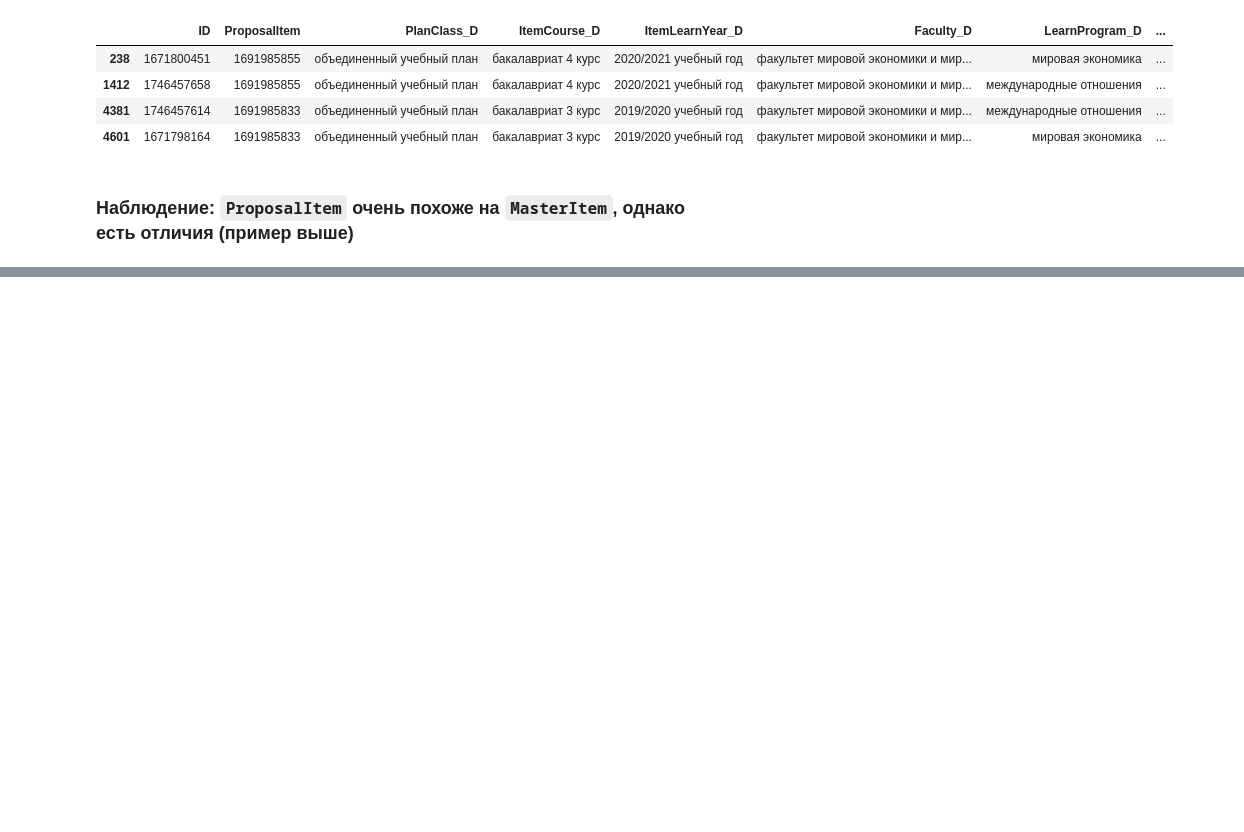
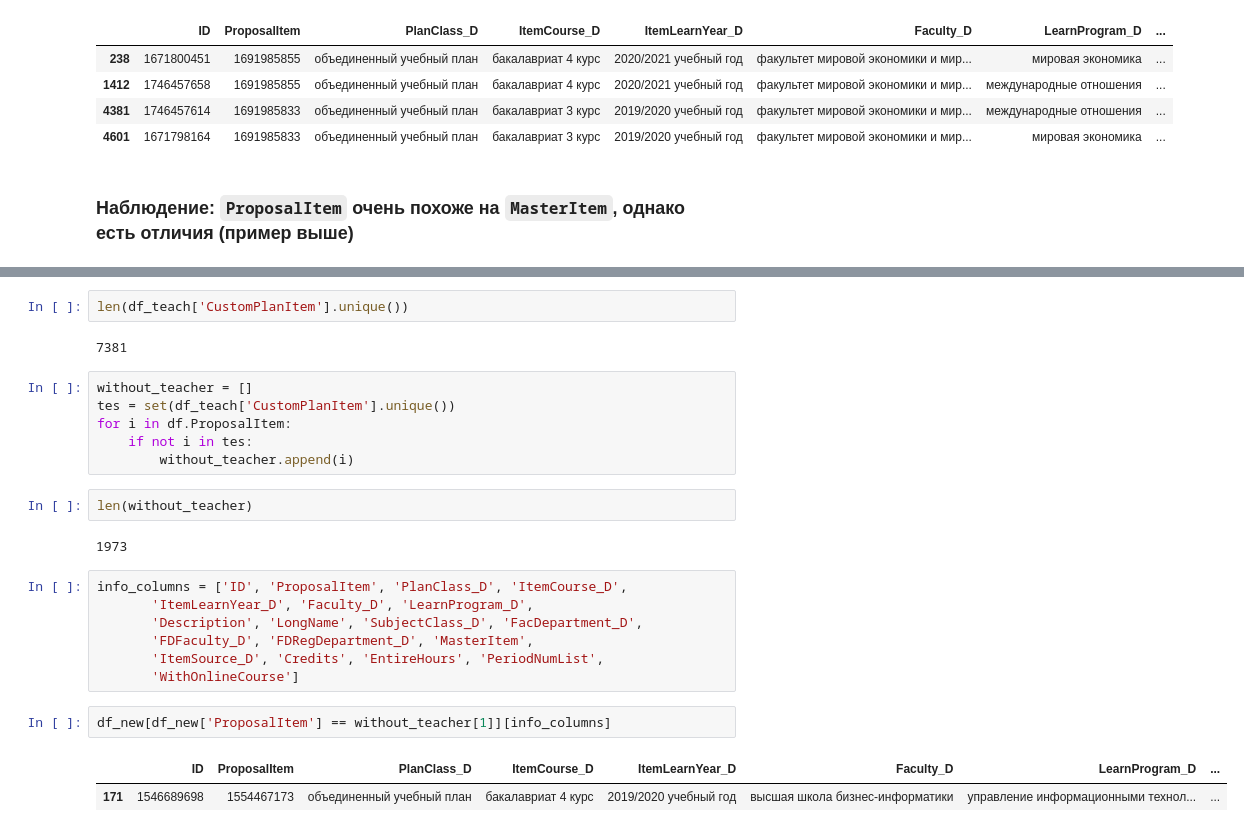
Before and after one commit to LenaMartinson/ML_project, a Jupyter notebook: Work_with_data.ipynb, the cells around one changed output, grey strips where cells are left out. Drawn from its saved outputs; the diff is of its cells as text; blank space fills up the shorter version.

```diff
--- a/Work_with_data.ipynb
+++ b/Work_with_data.ipynb
@@ -1421,0 +1509,26 @@ df_teachers
+# %%
+len(df_teach['CustomPlanItem'].unique())
+# %% [output]
+7381
+# %%
+without_teacher = []
+tes = set(df_teach['CustomPlanItem'].unique())
+for i in df.ProposalItem:
+    if not i in tes:
+        without_teacher.append(i)
+# %%
+len(without_teacher)
+# %% [output]
+1973
+# %%
+info_columns = ['ID', 'ProposalItem', 'PlanClass_D', 'ItemCourse_D',
+       'ItemLearnYear_D', 'Faculty_D', 'LearnProgram_D',
+       'Description', 'LongName', 'SubjectClass_D', 'FacDepartment_D',
+       'FDFaculty_D', 'FDRegDepartment_D', 'MasterItem',
+       'ItemSource_D', 'Credits', 'EntireHours', 'PeriodNumList',
+       'WithOnlineCourse']
+# %%
+df_new[df_new['ProposalItem'] == without_teacher[1]][info_columns]
+# %% [output]
+|  | ID | ProposalItem | PlanClass_D | ItemCourse_D | ItemLearnYear_D | Faculty_D | LearnProgram_D | ... |
+| 171 | 1546689698 | 1554467173 | объединенный учебный план | бакалавриат 4 курс | 2019/2020 учебный год | высшая школа бизнес-информатики | управление информационными технол... | ... |
```
Also changed, not shown: parts of 45 cells of this notebook, 1 other file.
